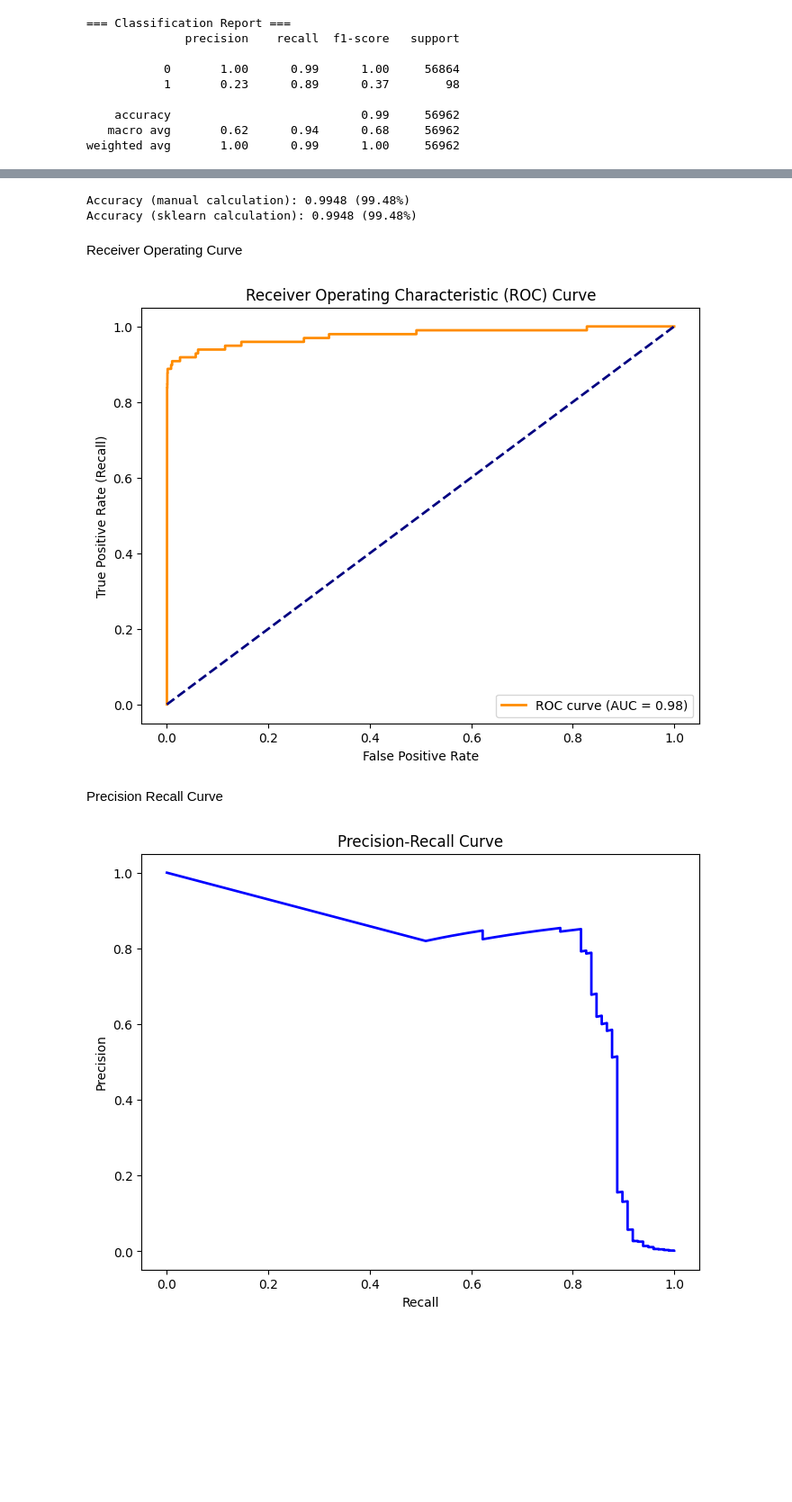
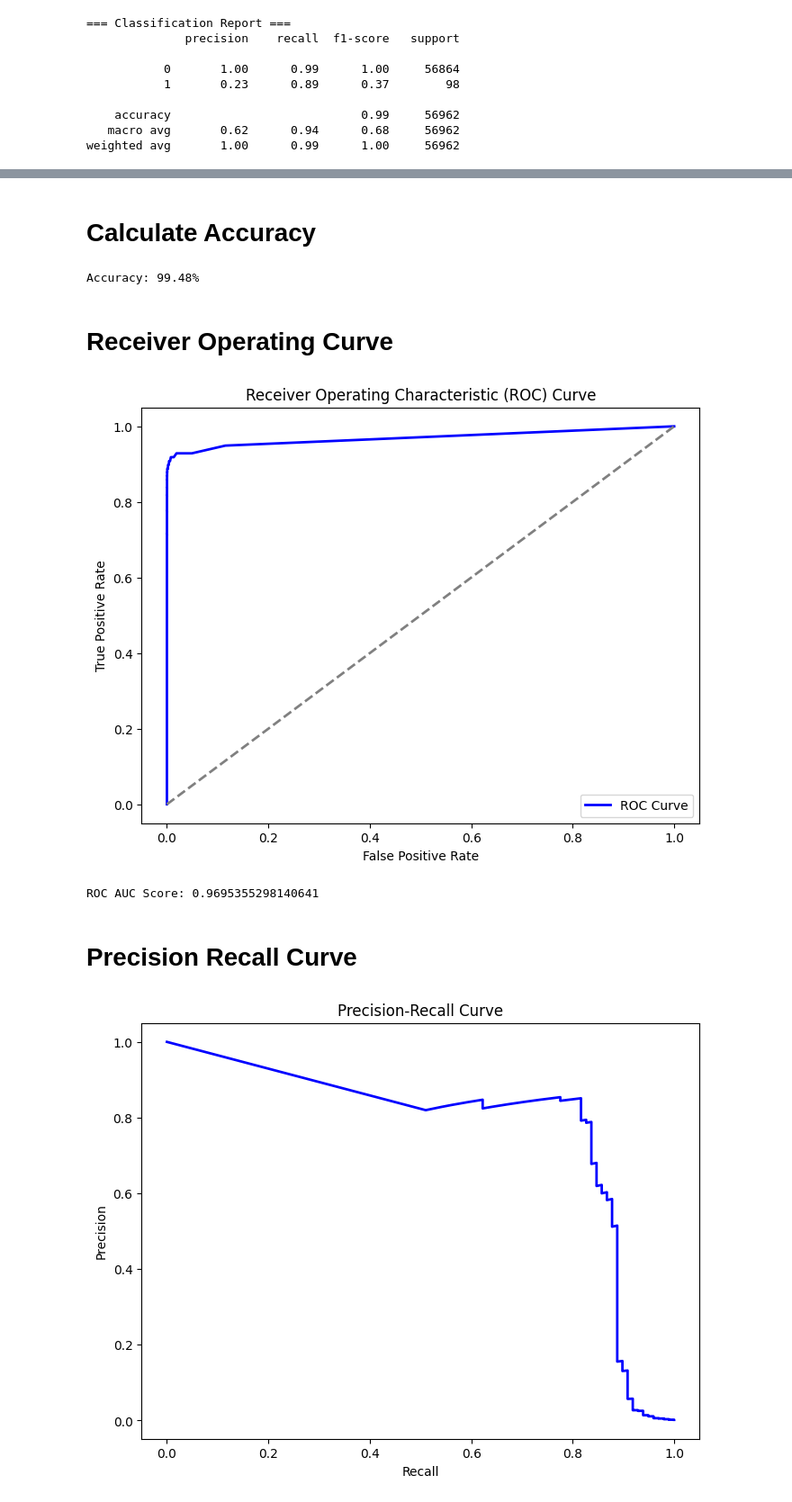
Before and after one commit to Malikshemi3344/datascienceproject, a Jupyter notebook: datascience_project.ipynb, the cells around one changed output, grey strips where cells are left out. Shown at 90% size. Drawn from its saved outputs; the diff is of its cells as text; code cells hidden in the pictures; blank space fills up the shorter version.

```diff
--- a/datascience_project.ipynb
+++ b/datascience_project.ipynb
@@ -465,37 +470,38 @@ Calculate Accuracy
-# %%
-# calculate accuracy
-# (True Positives + True Negatives) / Total Samples
-accuracy = (conf_matrix[0][0] + conf_matrix[1][1]) / conf_matrix.sum()
-
-# we can also use the accuracy_score function from scikitlearn to calculate accuracy.
-accuracy_sklearn = accuracy_score(y_test, y_pred)
-
-# Printing the accuracy
-print(f"Accuracy (manual calculation): {accuracy:.4f} ({accuracy * 100:.2f}%)")
-print(f"Accuracy (sklearn calculation): {accuracy_sklearn:.4f} ({accuracy_sklearn * 100:.2f}%)")
-# %% [output]
-Accuracy (manual calculation): 0.9948 (99.48%)
-Accuracy (sklearn calculation): 0.9948 (99.48%)
+# %% [markdown]
+# **Calculate Accuracy**
+# %%
+accuracy = accuracy_score(y_test, y_pred)
+print(f"Accuracy: {accuracy * 100:.2f}%")
+# %% [output]
+Accuracy: 99.48%
 # %% [markdown]
-Receiver Operating Curve
+# **Receiver Operating Curve**
+# %%
+# Calculate ROC AUC Score
+roc_auc = roc_auc_score(y_test,y_pred_prob)
 # %%
-# Calculate ROC curve
-fpr, tpr, thresholds = roc_curve(y_test, y_pred_prob)  # y_pred_prob is the predicted probabilities
-roc_auc = auc(fpr, tpr)
+from sklearn.metrics import roc_curve
+
+# Compute ROC curve
+fpr, tpr, _ = roc_curve(y_test,y_pred_prob)
 
 # Plot ROC curve
 plt.figure(figsize=(8, 6))
-plt.plot(fpr, tpr, color='darkorange', lw=2, label=f'ROC curve (AUC = {roc_auc:.2f})')
-plt.plot([0, 1], [0, 1], color='navy', lw=2, linestyle='--')
-plt.title("Receiver Operating Characteristic (ROC) Curve")
-plt.xlabel("False Positive Rate")
-plt.ylabel("True Positive Rate (Recall)")
-plt.legend(loc="lower right")
+plt.plot(fpr, tpr, color='blue', lw=2,label="ROC Curve")
+plt.plot([0, 1], [0, 1], color='gray', lw=2, linestyle='--')
+plt.xlabel('False Positive Rate')
+plt.ylabel('True Positive Rate')
+plt.title('Receiver Operating Characteristic (ROC) Curve')
+plt.legend(loc='lower right')
 plt.show()
+
+# Print AUC
+print("ROC AUC Score:", roc_auc)
 # %% [output]
-[figure, old version]
+[figure, new version]
+ROC AUC Score: 0.9695355298140641
 # %% [markdown]
-Precision Recall Curve
+# **Precision Recall Curve**
 # %%
 # Calculate precision and recall
 precision, recall, thresholds = precision_recall_curve(y_test, y_pred_prob)
```
Also changed, not shown: parts of 80 cells of this notebook.
